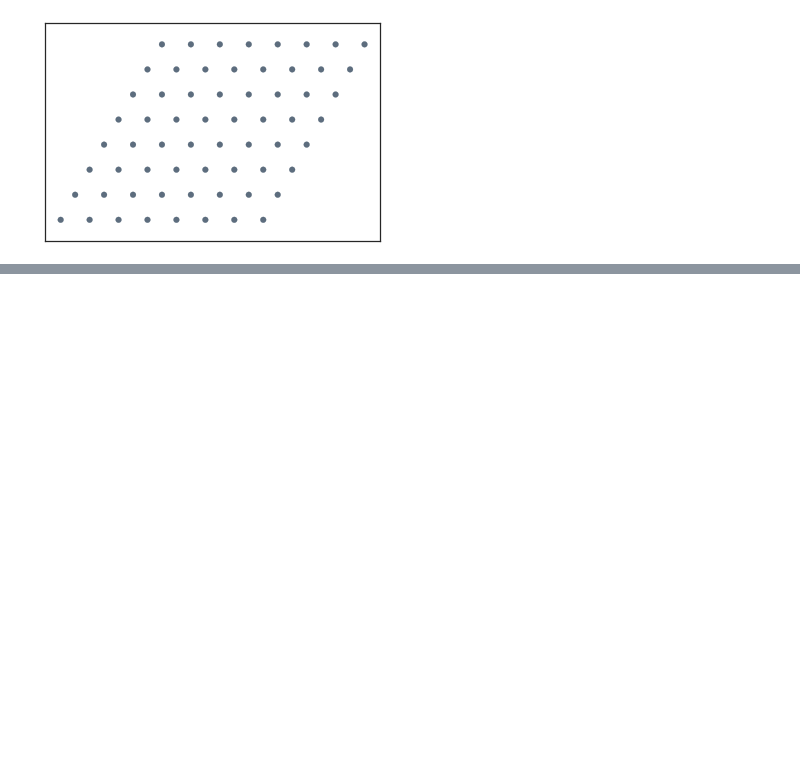
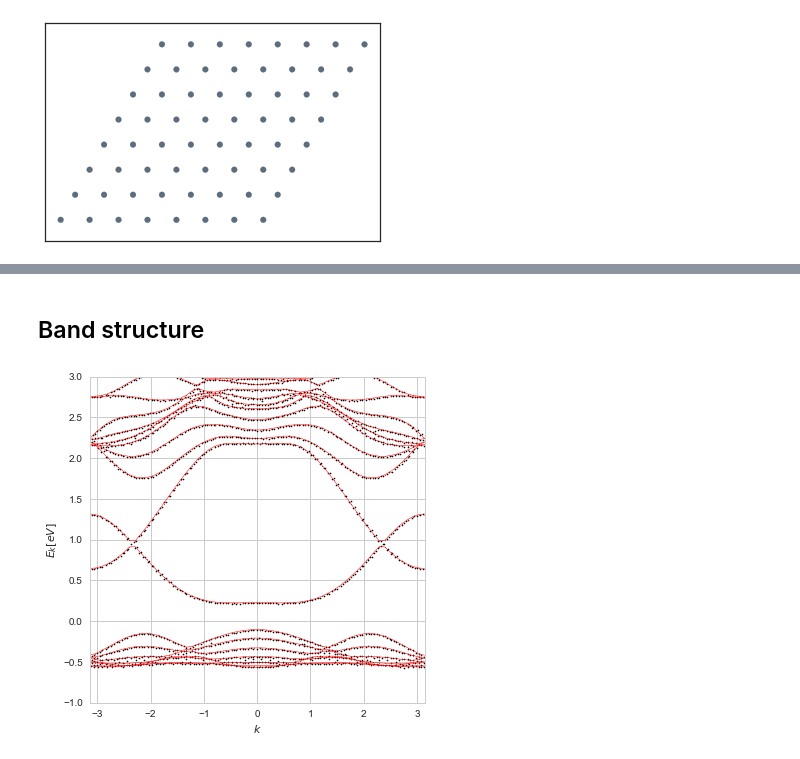
Before and after one commit to SriramanT/qmc_master_code, a Jupyter notebook: ANALYTICAL/src/hubbard-mf.ipynb, the cells around one changed output, grey strips where cells are left out. Saved outputs shown, nothing was run; the diff lists cells and outputs as text; code cells hidden in the pictures; blank space fills up the shorter version.

Commit message:
found band structure of Liu2013

```diff
--- a/ANALYTICAL/src/hubbard-mf.ipynb
+++ b/ANALYTICAL/src/hubbard-mf.ipynb
@@ -1125,0 +1198,26 @@ U / N * np.dot(nUp, nDown)
+# %% [markdown]
+## Band structure
+# %%
+SAVEPLOTS = True
+
+bandLiu=np.loadtxt("bandLiu2013.csv",delimiter=',')
+sns.set_style("whitegrid")
+W = 8
+nks = 60
+ks = np.linspace(-np.pi,np.pi, nks)
+bandEn = np.zeros((nks,W*3))
+for en, k in enumerate(ks):
+    Krib = Hribbon(k, W)
+    bandEn[en,:] = la.eigvalsh(Krib) * abs_t0
+
+plt.figure(1, figsize=(6, 6))
+plt.plot(ks, bandEn, c='r', marker='o', linewidth=0.5, markersize=1)
+plt.scatter(bandLiu[:,0],bandLiu[:,1], s=1.5, c = 'black')
+plt.xlabel(r'$k$')
+plt.ylabel(r'$E_{k} [eV]$')
+plt.xlim(-np.pi, np.pi)
+plt.ylim(-1, 3)
+if SAVEPLOTS == True:
+    plt.savefig(SAVEDIR + SAVESUBDIR +"/BandStructureNanoribbonTMD.png", dpi = 600, bbox_inches='tight')
+# %% [output]
+[figure, added]
```
Also changed, not shown: parts of 21 cells of this notebook, 29 other files.
